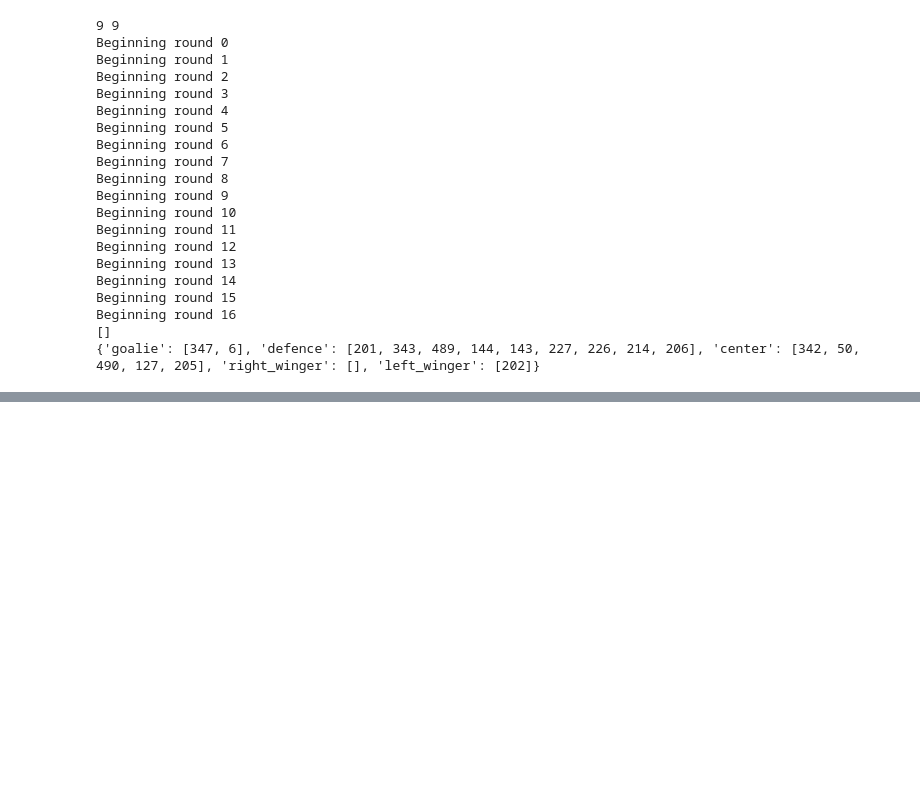
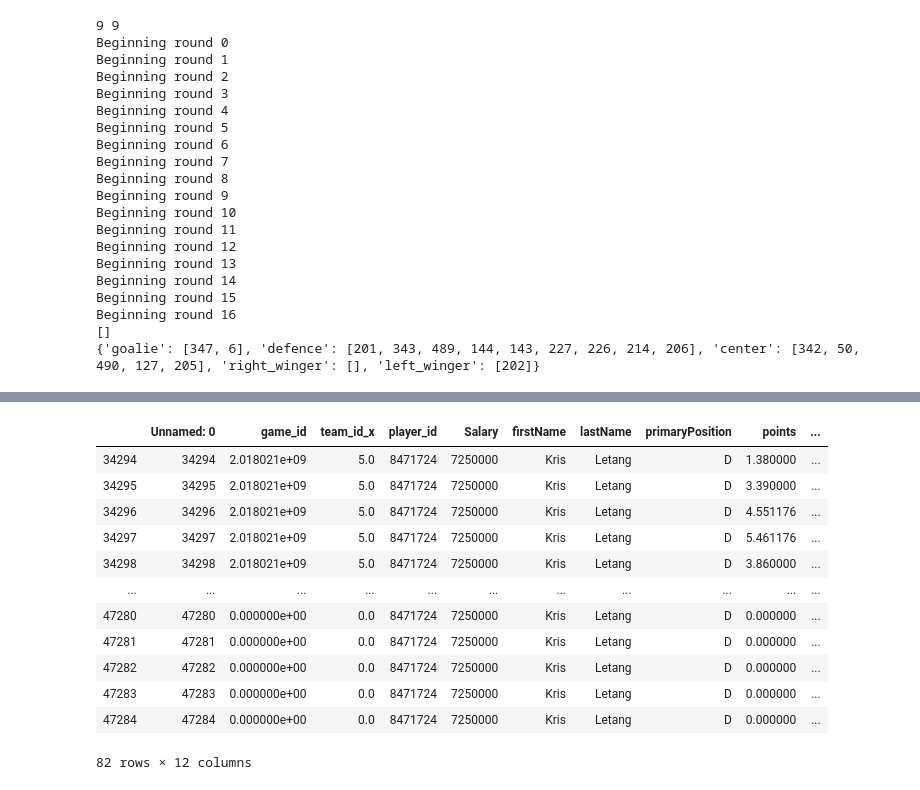
Before and after one commit to Cybera-DSFA/FantasyHockey, a Jupyter notebook: notebooks/Fantasy Hockey Notebook.ipynb, the cells around one changed output, grey strips where cells are left out. Drawn from its saved outputs; the diff is of its cells as text; code cells hidden in the pictures; blank space fills up the shorter version.

```diff
--- a/notebooks/Fantasy Hockey Notebook.ipynb
+++ b/notebooks/Fantasy Hockey Notebook.ipynb
@@ -137,3 +200,23 @@ for i in range(len(teams)):
+# %%
+ohboy = test2[test2.player_id.isin(list(all_points.iloc[:,teams[order[1]]]))]
+playerids = ohboy.groupby('player_id').count().index
+a[a.player_id.isin(playerids)][['firstName', 'lastName', 'primaryPosition']].groupby(['firstName', 'lastName','primaryPosition']).max()
+
+player_data[player_data.player_id == 8471724]
+# %% [output]
+|  | Unnamed: 0 | game_id | team_id_x | player_id | Salary | firstName | lastName | primaryPosition | points | ... |
+| 34294 | 34294 | 2.018021e+09 | 5.0 | 8471724 | 7250000 | Kris | Letang | D | 1.380000 | ... |
+| 34295 | 34295 | 2.018021e+09 | 5.0 | 8471724 | 7250000 | Kris | Letang | D | 3.390000 | ... |
+| 34296 | 34296 | 2.018021e+09 | 5.0 | 8471724 | 7250000 | Kris | Letang | D | 4.551176 | ... |
+| 34297 | 34297 | 2.018021e+09 | 5.0 | 8471724 | 7250000 | Kris | Letang | D | 5.461176 | ... |
+| 34298 | 34298 | 2.018021e+09 | 5.0 | 8471724 | 7250000 | Kris | Letang | D | 3.860000 | ... |
+| ... | ... | ... | ... | ... | ... | ... | ... | ... | ... | ... |
+| 47280 | 47280 | 0.000000e+00 | 0.0 | 8471724 | 7250000 | Kris | Letang | D | 0.000000 | ... |
+| 47281 | 47281 | 0.000000e+00 | 0.0 | 8471724 | 7250000 | Kris | Letang | D | 0.000000 | ... |
+| 47282 | 47282 | 0.000000e+00 | 0.0 | 8471724 | 7250000 | Kris | Letang | D | 0.000000 | ... |
+| 47283 | 47283 | 0.000000e+00 | 0.0 | 8471724 | 7250000 | Kris | Letang | D | 0.000000 | ... |
+| 47284 | 47284 | 0.000000e+00 | 0.0 | 8471724 | 7250000 | Kris | Letang | D | 0.000000 | ... |
+82 rows × 12 columns
 # %%
 ### import matplotlib.pyplot as plt
 gamm = np.linspace(0, .07, 20)
```
Also changed, not shown: parts of 4 cells of this notebook.
